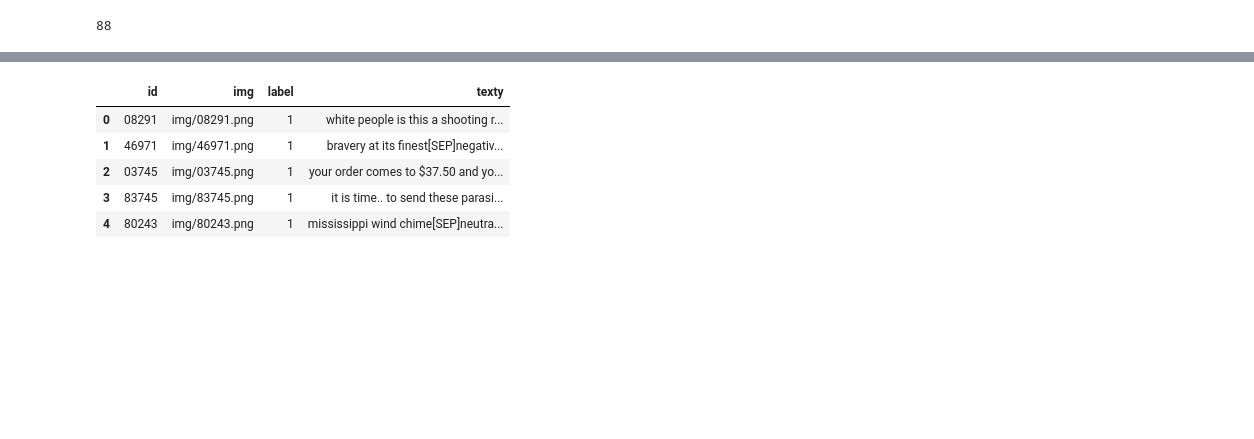
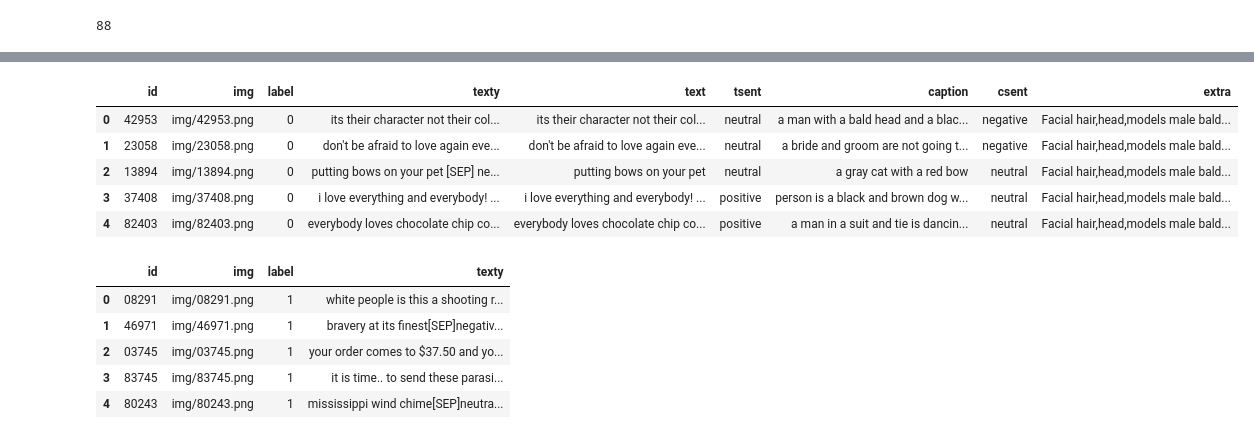
Before and after one commit to schersch/CS7643, a Jupyter notebook: TextAnalysis/text-model.ipynb, the cells around one changed output, grey strips where cells are left out. Saved outputs shown, nothing was run; the diff lists cells and outputs as text; code cells hidden in the pictures; blank space fills up the shorter version.

```diff
--- a/TextAnalysis/text-model.ipynb
+++ b/TextAnalysis/text-model.ipynb
@@ -268 +286,12 @@ max(train_df['texty'].apply(county))
+# %%
+#for no-caption experiment
+train_df['texty'] = train_df[['text','tsent','extra']].apply(lambda x: ' [SEP] '.join(x.values.tolist()), axis=1)
+train_df.head()
+# %% [output]
+|  | id | img | label | texty | text | tsent | caption | csent | extra |
+| 0 | 42953 | img/42953.png | 0 | its their character not their col... | its their character not their col... | neutral | a man with a bald head and a blac... | negative | Facial hair,head,models male bald... |
+| 1 | 23058 | img/23058.png | 0 | don't be afraid to love again eve... | don't be afraid to love again eve... | neutral | a bride and groom are not going t... | negative | Facial hair,head,models male bald... |
+| 2 | 13894 | img/13894.png | 0 | putting bows on your pet [SEP] ne... | putting bows on your pet | neutral | a gray cat with a red bow | neutral | Facial hair,head,models male bald... |
+| 3 | 37408 | img/37408.png | 0 | i love everything and everybody! ... | i love everything and everybody! ... | positive | person is a black and brown dog w... | neutral | Facial hair,head,models male bald... |
+| 4 | 82403 | img/82403.png | 0 | everybody loves chocolate chip co... | everybody loves chocolate chip co... | positive | a man in a suit and tie is dancin... | neutral | Facial hair,head,models male bald... |
 # %%
```
Also changed, not shown: parts of 66 cells of this notebook.
